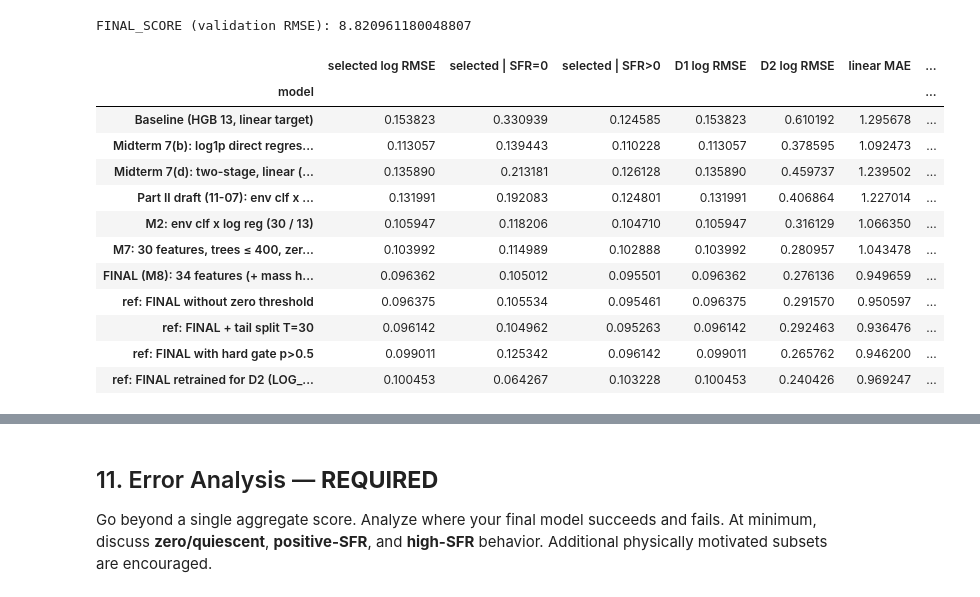
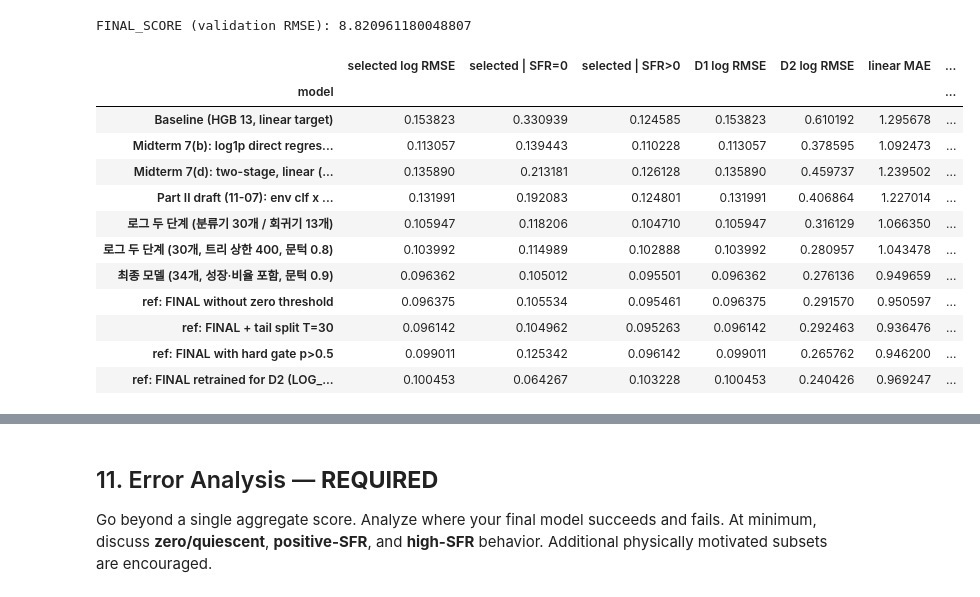
Before and after one commit to ZizonK7/sdi2026-galaxy-sfr, a Jupyter notebook: DataHub_701104_final.ipynb, the cells around one changed output, grey strips where cells are left out. Cells and saved outputs as stored; diff of their text form; code cells hidden in the pictures.

```diff
--- a/DataHub_701104_final.ipynb
+++ b/DataHub_701104_final.ipynb
@@ -2424,10 +2422,6 @@ predict_sfr val 재현 최대 차이: 0.00e+00
 # 9.2 보조 (1): 최종 구조를 고른 반복 CV — 학습 분할 안 5-fold × seed 5 = 25 fold. 선택 지표 log10(SFR + LOG_EPS)의 RMSE(기존 선택은 D1). 이 CV에서 검증 타깃은 쓰지 않는다.
 # 판단 규칙(실험 전에 정함): 같은 fold의 짝 차이 Δ = RMSE(후보) − RMSE(기준). 평균 Δ < 0이고 Δ < 0인 fold가 22개 이상이면 '낫다',
 # 문턱 20 ± 1인 19~21개는 '경계'로 보고 단순한 쪽을 남긴다. fold끼리 독립이 아니어서 구간은 내지 않는다.
-# 질문 1: 로그 회귀기에 환경 피처를 넣나(M3 vs M2) → 질문 2: 팀원 꼬리 분리 T=30(M4 vs M3) → 질문 3: 분류기 트리 상한 400(M5 vs M3)
-# → 질문 4: 회귀기 트리 상한 400(M6 vs M5). 질문 4는 첫 실행에서 로그 회귀기도 상한 150에 닿은 것을 보고 같은 규칙으로 더했다.
-# → 0 문턱(M7 vs M6): P(SFR=0|x) ≥ 0.8이면 SFR = 0. 문턱 후보 여섯을 고른 원본은 zero_gate_cv.py('나빠지지 않는 가장 낮은 문턱').
-# → 질문 5: 질량 성장·비율 피처 4개(M8 vs M7, 34개). 채택 뒤 0 문턱을 같은 규칙으로 다시 골라 0.9(zero_gate34_cv.py). 원본 q5_mass_history.py.
 # 같은 계산을 D2·D3 정의까지 넓힌 원본: work/조장/log_model_cv_2026-11-11/(log_model_cv.py, q4_reg_trees.py). 약 5~6분.
 CV_SEEDS, T_TAIL = (42, 7, 11, 23, 101), 30.0
 _Xcv, _ycv = X_train_env.reset_index(drop=True), y_train.to_numpy(float)
@@ -2455,13 +2449,13 @@ for seed in CV_SEEDS:
         e_tail = q * _HGBR(**HGB).fit(Xp[tail], zp[tail]).predict(Xb[F30]) \
             + (1 - q) * _HGBR(**HGB).fit(Xp[~tail], zp[~tail]).predict(Xb[F30])
         mix = lambda p, e: p * e + (1 - p) * _z0
-        cands = {"M0 baseline (linear HGB 13)": to_log(base), "M1 Part II draft: env clf x linear reg 13": to_log(p150 * lin13),
-                 "M2 env clf x log reg 13": mix(p150, e13), "M3 env clf x log reg 30": mix(p150, e30),
-                 "M4 M3 + tail split T=30": mix(p150, e_tail), "M5 M3 + clf max_iter 400": mix(p400, e30),
-                 "M6 M5 + reg max_iter 400": mix(p400, e30_400),
-                 "M7 M6 + zero if P(0) >= 0.8": np.where(1 - p400 >= 0.8, _z0, mix(p400, e30_400)),
-                 "M8 34 features + zero if P(0) >= 0.9 (FINAL)": np.where(1 - p34 >= ZERO_THRESHOLD, _z0, mix(p34, e34)),
-                 "M2h M2 with hard gate p>0.5": np.where(p150 > 0.5, e13, _z0)}
+        cands = {"선형 기준선 (13개)": to_log(base), "환경 분류기 + 선형 회귀기 (30 / 13개)": to_log(p150 * lin13),
+                 "환경 분류기 + 로그 회귀기 (30 / 13개)": mix(p150, e13), "환경 분류기 + 로그 회귀기 (30 / 30개)": mix(p150, e30),
+                 "30개 모델 + SFR > 30 꼬리 분리": mix(p150, e_tail), "30개 모델 + 분류기 상한 400": mix(p400, e30),
+                 "30개 모델 + 양쪽 상한 400": mix(p400, e30_400),
+                 "30개 모델 + 양쪽 상한 400 + 문턱 0.8": np.where(1 - p400 >= 0.8, _z0, mix(p400, e30_400)),
+                 "최종 모델 (34개, 문턱 0.9)": np.where(1 - p34 >= ZERO_THRESHOLD, _z0, mix(p34, e34)),
+                 "로그 회귀기 13개 + 양수 확률 0.5 분기": np.where(p150 > 0.5, e13, _z0)}
         # 같은 34개 모델의 출력을 바꿔 문턱 후보별 비용만 계산한다(추가 학습 없음).
         soft34 = mix(p34, e34)
         for tau in (None, 0.5, 0.7, 0.8, 0.9, 0.95, 0.99):
@@ -2486,7 +2480,7 @@ def cv_pair(cand, ref):
     d = (a - b).to_numpy()
     n_neg = int((d < 0).sum())
     verdict = "낫다" if d.mean() < 0 and n_neg >= 22 else ("경계 (단순한 쪽 유지)" if d.mean() < 0 and n_neg >= 19 else "낫지 않다")
-    return {"후보 − 기준": f"{cand.split()[0]} − {ref.split()[0]}", "평균 Δ (dex)": d.mean(), "SD": d.std(ddof=1),
+    return {"후보 − 기준": f"{cand} − {ref}", "평균 Δ (dex)": d.mean(), "SD": d.std(ddof=1),
             "최소": d.min(), "최대": d.max(), "Δ<0 fold 수 (/25)": n_neg, "판정": verdict}
 
 
@@ -2496,7 +2490,7 @@ cv_decisions = pd.DataFrame([cv_pair(_m[3], _m[2]), cv_pair(_m[4], _m[3]), cv_pa
                              cv_pair(_m[8], _m[1])]).set_index("후보 − 기준")
 # 0 문턱은 설명을 위한 선택이라 기준이 '나빠지지 않음'이다: 나빠짐 = 평균 Δ > 0이고 Δ > 0인 fold가 22개 이상
 _d7 = (cv_log[cv_log.model == _m[7]].set_index(["seed", "fold"])["rmse"] - cv_log[cv_log.model == _m[6]].set_index(["seed", "fold"])["rmse"]).to_numpy()
-cv_decisions.loc["M7 − M6", "판정"] = "나빠짐" if _d7.mean() > 0 and (_d7 > 0).sum() >= 22 else f"악화 판정 기준 미충족; 동일성 증거 아님 (Δ>0 fold {(_d7 > 0).sum()}/25)"
+cv_decisions.loc[f"{_m[7]} − {_m[6]}", "판정"] = "나빠짐" if _d7.mean() > 0 and (_d7 > 0).sum() >= 22 else f"악화 판정 기준 미충족; 동일성 증거 아님 (Δ>0 fold {(_d7 > 0).sum()}/25)"
 display(cv_decisions.round(4))
 # 34개 문턱 후보 전체 비용표. 선택은 기존 D1 기록이며 이번 실행에서 자동 재선택하지 않는다.
 gate_cv = pd.DataFrame(gate_rows)
@@ -2726,39 +2720,39 @@ _e_tail = _q * HistGradientBoostingRegressor(**HGB).fit(_Xp[_tail], to_log(_yp[_
 _p_fin = FINAL_MODEL.predict_proba_positive(X_val_env)
 _z_soft = _p_fin * FINAL_MODEL.predict_log_positive(X_val_env) + (1 - _p_fin) * to_log(0.0)   # 최종 모델에서 0 문턱만 뺀 것
 val_models = {
     "Baseline (HGB 13, linear target)": baseline_pred,
     "Midterm 7(b): log1p direct regression (13)": preds["(b) log1p"],
     "Midterm 7(d): two-stage, linear (13 / 13)": preds["(d) two-stage P x E"],
     "Part II draft (11-07): env clf x linear reg (30 / 13)": _p150 * _lin13,
-    "M2: env clf x log reg (30 / 13)": TwoStageLogSFR(HGB, F30, FINAL_FEATURES).fit(X_train_env, y_train).predict(X_val_env),
-    "M7: 30 features, trees ≤ 400, zero if P(0) ≥ 0.8": TwoStageLogSFR(FINAL_HGB, F30, F30, zero_threshold=0.8).fit(X_train_env, y_train).predict(X_val_env),
-    "FINAL (M8): 34 features (+ mass history), zero if P(0) ≥ 0.9": VAL_PREDICTIONS,
+    "로그 두 단계 (분류기 30개 / 회귀기 13개)": TwoStageLogSFR(HGB, F30, FINAL_FEATURES).fit(X_train_env, y_train).predict(X_val_env),
+    "로그 두 단계 (30개, 트리 상한 400, 문턱 0.8)": TwoStageLogSFR(FINAL_HGB, F30, F30, zero_threshold=0.8).fit(X_train_env, y_train).predict(X_val_env),
+    "최종 모델 (34개, 성장·비율 포함, 문턱 0.9)": VAL_PREDICTIONS,
     "ref: FINAL without zero threshold": from_log(_z_soft),
     "ref: FINAL + tail split T=30": from_log(_p_fin * _e_tail + (1 - _p_fin) * to_log(0.0)),
     "ref: FINAL with hard gate p>0.5": from_log(np.where(_p_fin > 0.5, FINAL_MODEL.predict_log_positive(X_val_env), to_log(0.0))),
     "ref: FINAL retrained for D2 (LOG_EPS = 0.01)": TwoStageLogSFR(FINAL_HGB, CLF_FEATURES, REG_FEATURES, eps=0.01, zero_threshold=ZERO_THRESHOLD)
                                                      .fit(X_train_env, y_train).predict(X_val_env),
 }
 _z_selected = lambda p: to_log(np.clip(np.asarray(p, float), 0, None), LOG_EPS)
 rows = []
 for k, p in val_models.items():
     d_b, lo_b, hi_b = paired_rmse_ci(_z_selected(baseline_pred), _z_selected(p), _z_selected(y_val))
     d_d, lo_d, hi_d = paired_rmse_ci(_z_selected(val_models["Part II draft (11-07): env clf x linear reg (30 / 13)"]), _z_selected(p), _z_selected(y_val))
     rows.append({"model": k, **log_scores(p), "selected Δ vs baseline [95%]": f"{d_b:+.4f} [{lo_b:+.4f}, {hi_b:+.4f}]",
                  "selected Δ vs Part II draft [95%]": f"{d_d:+.4f} [{lo_d:+.4f}, {hi_d:+.4f}]"})
 log_table = pd.DataFrame(rows).set_index("model")
 with pd.option_context("display.max_colwidth", None, "display.max_columns", None):
     display(log_table.round(6))
 # %% [output]
 |  | selected log RMSE | selected | SFR=0 | selected | SFR>0 | D1 log RMSE | D2 log RMSE | linear MAE | ... |
 | model |  |  |  |  |  |  | ... |
 | Baseline (HGB 13, linear target) | 0.153823 | 0.330939 | 0.124585 | 0.153823 | 0.610192 | 1.295678 | ... |
 | Midterm 7(b): log1p direct regres... | 0.113057 | 0.139443 | 0.110228 | 0.113057 | 0.378595 | 1.092473 | ... |
 | Midterm 7(d): two-stage, linear (... | 0.135890 | 0.213181 | 0.126128 | 0.135890 | 0.459737 | 1.239502 | ... |
 | Part II draft (11-07): env clf x ... | 0.131991 | 0.192083 | 0.124801 | 0.131991 | 0.406864 | 1.227014 | ... |
-| M2: env clf x log reg (30 / 13) | 0.105947 | 0.118206 | 0.104710 | 0.105947 | 0.316129 | 1.066350 | ... |
-| M7: 30 features, trees ≤ 400, zer... | 0.103992 | 0.114989 | 0.102888 | 0.103992 | 0.280957 | 1.043478 | ... |
-| FINAL (M8): 34 features (+ mass h... | 0.096362 | 0.105012 | 0.095501 | 0.096362 | 0.276136 | 0.949659 | ... |
+| 로그 두 단계 (분류기 30개 / 회귀기 13개) | 0.105947 | 0.118206 | 0.104710 | 0.105947 | 0.316129 | 1.066350 | ... |
+| 로그 두 단계 (30개, 트리 상한 400, 문턱 0.8) | 0.103992 | 0.114989 | 0.102888 | 0.103992 | 0.280957 | 1.043478 | ... |
+| 최종 모델 (34개, 성장·비율 포함, 문턱 0.9) | 0.096362 | 0.105012 | 0.095501 | 0.096362 | 0.276136 | 0.949659 | ... |
 | ref: FINAL without zero threshold | 0.096375 | 0.105534 | 0.095461 | 0.096375 | 0.291570 | 0.950597 | ... |
 | ref: FINAL + tail split T=30 | 0.096142 | 0.104962 | 0.095263 | 0.096142 | 0.292463 | 0.936476 | ... |
 | ref: FINAL with hard gate p>0.5 | 0.099011 | 0.125342 | 0.096142 | 0.099011 | 0.265762 | 0.946200 | ... |
```
Also changed, not shown: parts of 20 cells of this notebook, 8 other files.
